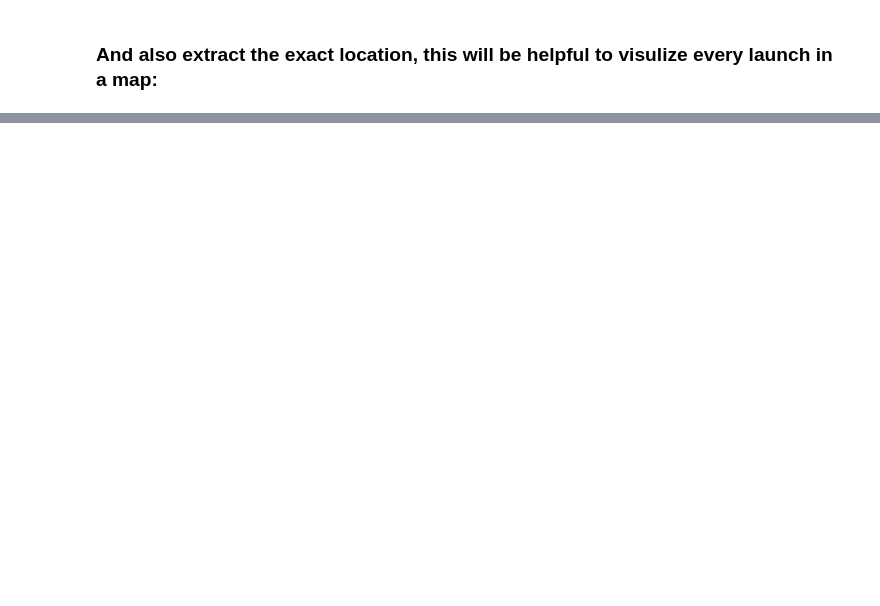
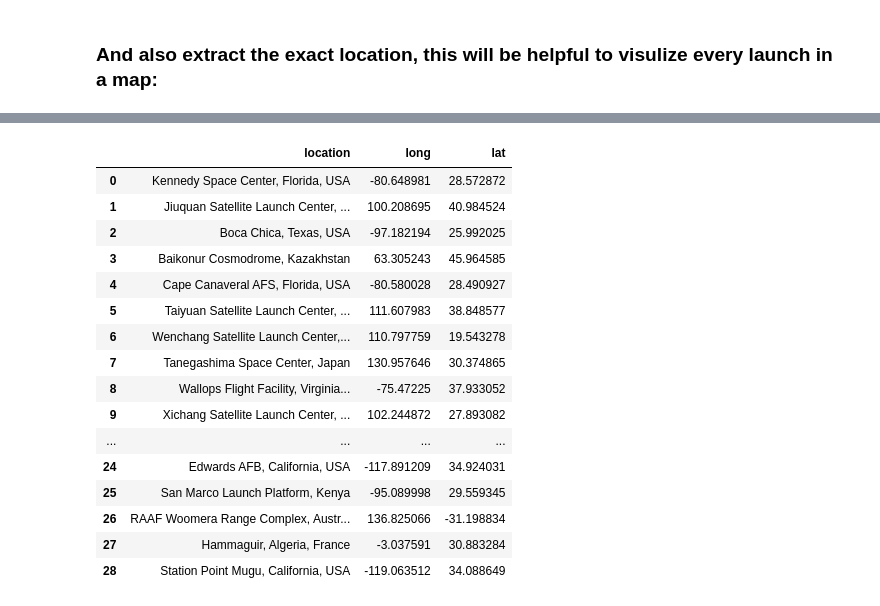
Before and after one commit to The-carlos/historic_spaceships_exploratory_data_analysis, a Jupyter notebook: data_cleaning_space_launches.ipynb, the cells around one changed output, grey strips where cells are left out. Cells and saved outputs as stored; diff of their text form; code cells hidden in the pictures; blank space fills up the shorter version.

```diff
--- a/data_cleaning_space_launches.ipynb
+++ b/data_cleaning_space_launches.ipynb
@@ -192,0 +214,2 @@ ships_data_clean.head()
+# %%
+gmaps = GoogleMaps('AIzaSyB-SqyHTXEqub1VF23SZzErOOSWbHQv92o')
@@ -192,0 +284,20 @@ ships_data_clean.head()
+# %%
+locations_clean
+# %% [output]
+|  | location | long | lat |
+| 0 | Kennedy Space Center, Florida, USA | -80.648981 | 28.572872 |
+| 1 | Jiuquan Satellite Launch Center, ... | 100.208695 | 40.984524 |
+| 2 | Boca Chica, Texas, USA | -97.182194 | 25.992025 |
+| 3 | Baikonur Cosmodrome, Kazakhstan | 63.305243 | 45.964585 |
+| 4 | Cape Canaveral AFS, Florida, USA | -80.580028 | 28.490927 |
+| 5 | Taiyuan Satellite Launch Center, ... | 111.607983 | 38.848577 |
+| 6 | Wenchang Satellite Launch Center,... | 110.797759 | 19.543278 |
+| 7 | Tanegashima Space Center, Japan | 130.957646 | 30.374865 |
+| 8 | Wallops Flight Facility, Virginia... | -75.47225 | 37.933052 |
+| 9 | Xichang Satellite Launch Center, ... | 102.244872 | 27.893082 |
+| ... | ... | ... | ... |
+| 24 | Edwards AFB, California, USA | -117.891209 | 34.924031 |
+| 25 | San Marco Launch Platform, Kenya | -95.089998 | 29.559345 |
+| 26 | RAAF Woomera Range Complex, Austr... | 136.825066 | -31.198834 |
+| 27 | Hammaguir, Algeria, France | -3.037591 | 30.883284 |
+| 28 | Station Point Mugu, California, USA | -119.063512 | 34.088649 |
```
Also changed, not shown: parts of 10 cells of this notebook.
